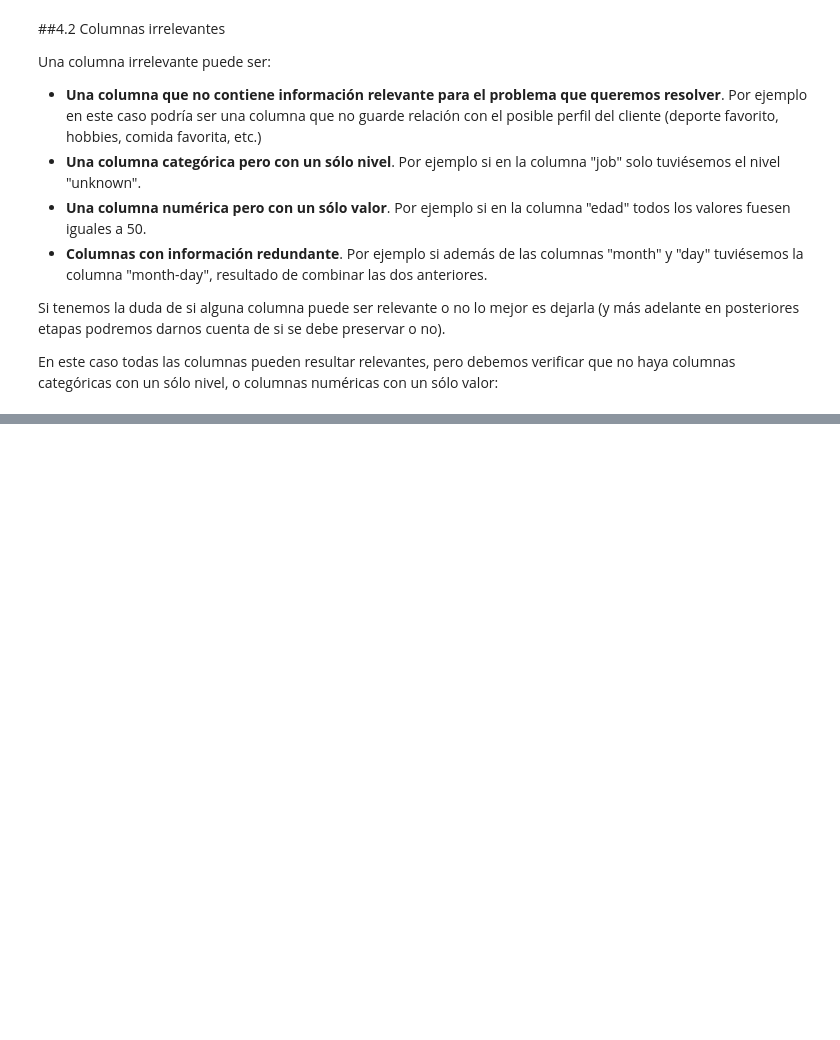
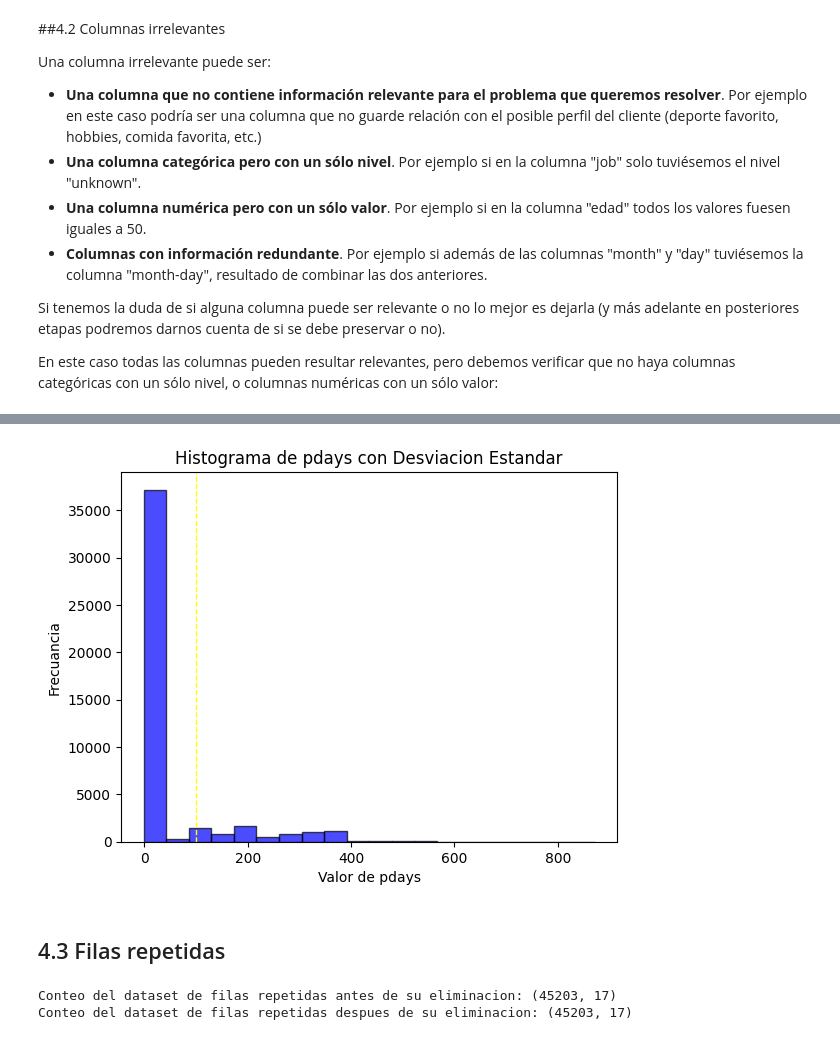
Before and after one commit to Sowii777/TalentoTech, a Jupyter notebook: Limpieza_de_Datos.ipynb, the cells around one changed output, grey strips where cells are left out. Cells and saved outputs as stored; diff of their text form; code cells hidden in the pictures; blank space fills up the shorter version.

```diff
--- a/Limpieza_de_Datos.ipynb
+++ b/Limpieza_de_Datos.ipynb
@@ -154,0 +216,26 @@ Columna y: 2 subnoveles
+# %%
+#Graficar un histograma de "Campaña"
+plt.hist(data['pdays'], bins=20, color='Blue', edgecolor='black', alpha=0.7)
+
+#Agregar la linea vertical que muestra la desviacion estandar
+plt.axvline(desviacion_estandar, color='Yellow', linestyle='dashed', linewidth=1)
+
+#Etiquetas y titulo de la grafica
+plt.xlabel('Valor de pdays')
+plt.ylabel('Frecuancia')
+plt.title('Histograma de pdays con Desviacion Estandar')
+
+#Mostrar la grafica
+plt.show()
+# %% [output]
+[figure, added]
+# %% [markdown]
+## 4.3 Filas repetidas
+# %%
+#Se elimina el dato que se repite en todas las columnas
+print(f'Conteo del dataset de filas repetidas antes de su eliminacion: {data.shape}')
+data.drop_duplicates(inplace=True)
+print(f'Conteo del dataset de filas repetidas despues de su eliminacion: {data.shape}')
+# %% [output]
+Conteo del dataset de filas repetidas antes de su eliminacion: (45203, 17)
+Conteo del dataset de filas repetidas despues de su eliminacion: (45203, 17)
```
Also changed, not shown: parts of 9 cells of this notebook.
